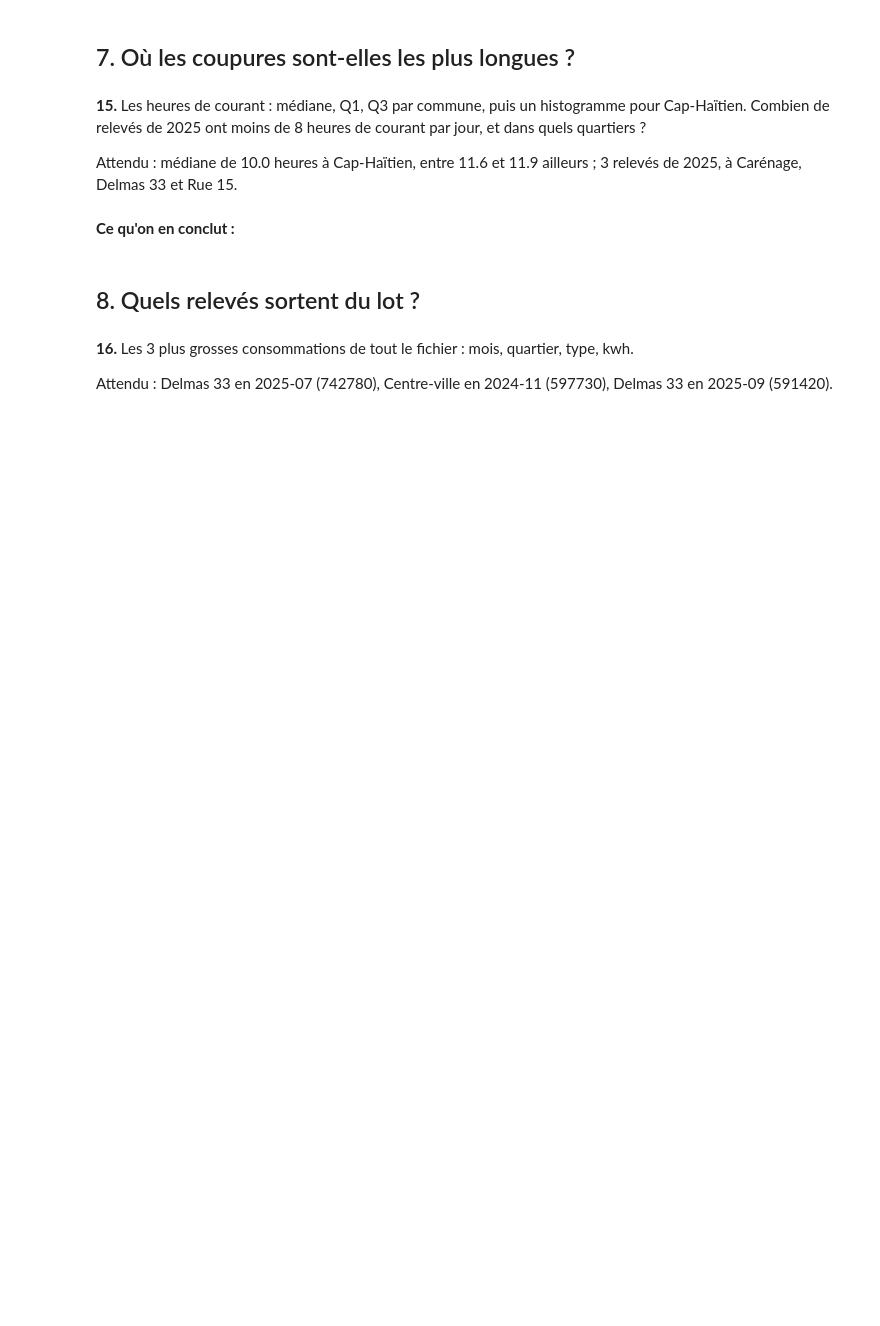
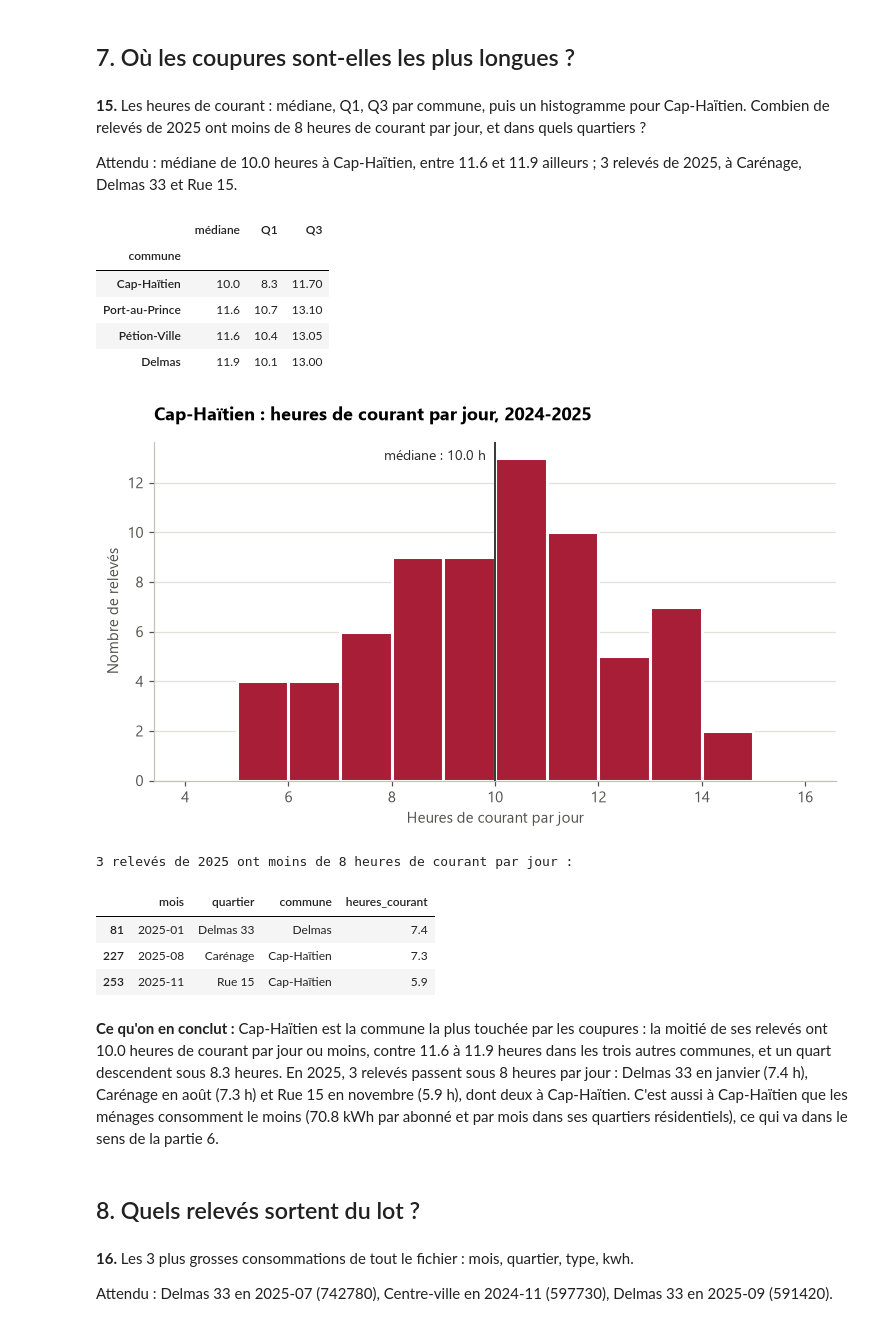
Before and after one commit to josilwilensky8-rgb/exercice-electricite, a Jupyter notebook: exploration.ipynb, the cells around one changed output. Drawn from its saved outputs; the diff is of its cells as text; code cells hidden in the pictures; blank space fills up the shorter version.

```diff
--- a/exploration.ipynb
+++ b/exploration.ipynb
@@ -286,8 +387,48 @@ Attendu : 0.76 avec les heures de courant, -0.15 avec la température.
 **15.** Les heures de courant : médiane, Q1, Q3 par commune, puis un histogramme pour Cap-Haïtien. Combien de relevés de 2025 ont moins de 8 heures de courant par jour, et dans quels quartiers ?
 
 Attendu : médiane de 10.0 heures à Cap-Haïtien, entre 11.6 et 11.9 ailleurs ; 3 relevés de 2025, à Carénage, Delmas 33 et Rue 15.
+# %%
+quartiles = (
+    df.groupby("commune")["heures_courant"]
+    .quantile([0.25, 0.5, 0.75])
+    .unstack()
+    .rename(columns={0.25: "Q1", 0.5: "médiane", 0.75: "Q3"})
+    [["médiane", "Q1", "Q3"]]
+    .sort_values("médiane")
+)
+display(quartiles)
+
+cap = df[df["commune"] == "Cap-Haïtien"]
+fig, ax = plt.subplots(figsize=(8, 4))
+ax.hist(cap["heures_courant"], bins=range(4, 17), color=ROUGE, edgecolor="white", linewidth=2)
+ax.axvline(cap["heures_courant"].median(), color="#2b2b2b", linewidth=1.2)
+ax.annotate(f"médiane : {cap['heures_courant'].median():.1f} h",
+            (cap["heures_courant"].median(), ax.get_ylim()[1]), xytext=(-6, -12),
+            textcoords="offset points", ha="right", fontsize=9, color="#2b2b2b")
+ax.grid(axis="x", visible=False)
+ax.set_xlabel("Heures de courant par jour")
+ax.set_ylabel("Nombre de relevés")
+ax.set_title("Cap-Haïtien : heures de courant par jour, 2024-2025")
+plt.show()
+
+coupures = df[(df["annee"] == 2025) & (df["heures_courant"] < 8)]
+print(len(coupures), "relevés de 2025 ont moins de 8 heures de courant par jour :")
+coupures[["mois", "quartier", "commune", "heures_courant"]]
+# %% [output]
+|  | médiane | Q1 | Q3 |
+| commune |  |  |  |
+| Cap-Haïtien | 10.0 | 8.3 | 11.70 |
+| Port-au-Prince | 11.6 | 10.7 | 13.10 |
+| Pétion-Ville | 11.6 | 10.4 | 13.05 |
+| Delmas | 11.9 | 10.1 | 13.00 |
+[figure, added]
+3 relevés de 2025 ont moins de 8 heures de courant par jour :
+|  | mois | quartier | commune | heures_courant |
+| 81 | 2025-01 | Delmas 33 | Delmas | 7.4 |
+| 227 | 2025-08 | Carénage | Cap-Haïtien | 7.3 |
+| 253 | 2025-11 | Rue 15 | Cap-Haïtien | 5.9 |
 # %% [markdown]
-**Ce qu'on en conclut :**
+**Ce qu'on en conclut :** Cap-Haïtien est la commune la plus touchée par les coupures : la moitié de ses relevés ont 10.0 heures de courant par jour ou moins, contre 11.6 à 11.9 heures dans les trois autres communes, et un quart descendent sous 8.3 heures. En 2025, 3 relevés passent sous 8 heures par jour : Delmas 33 en janvier (7.4 h), Carénage en août (7.3 h) et Rue 15 en novembre (5.9 h), dont deux à Cap-Haïtien. C'est aussi à Cap-Haïtien que les ménages consomment le moins (70.8 kWh par abonné et par mois dans ses quartiers résidentiels), ce qui va dans le sens de la partie 6.
 # %% [markdown]
 ## 8. Quels relevés sortent du lot ?
 # %% [markdown]
```
Also changed, not shown: parts of 9 cells of this notebook.
